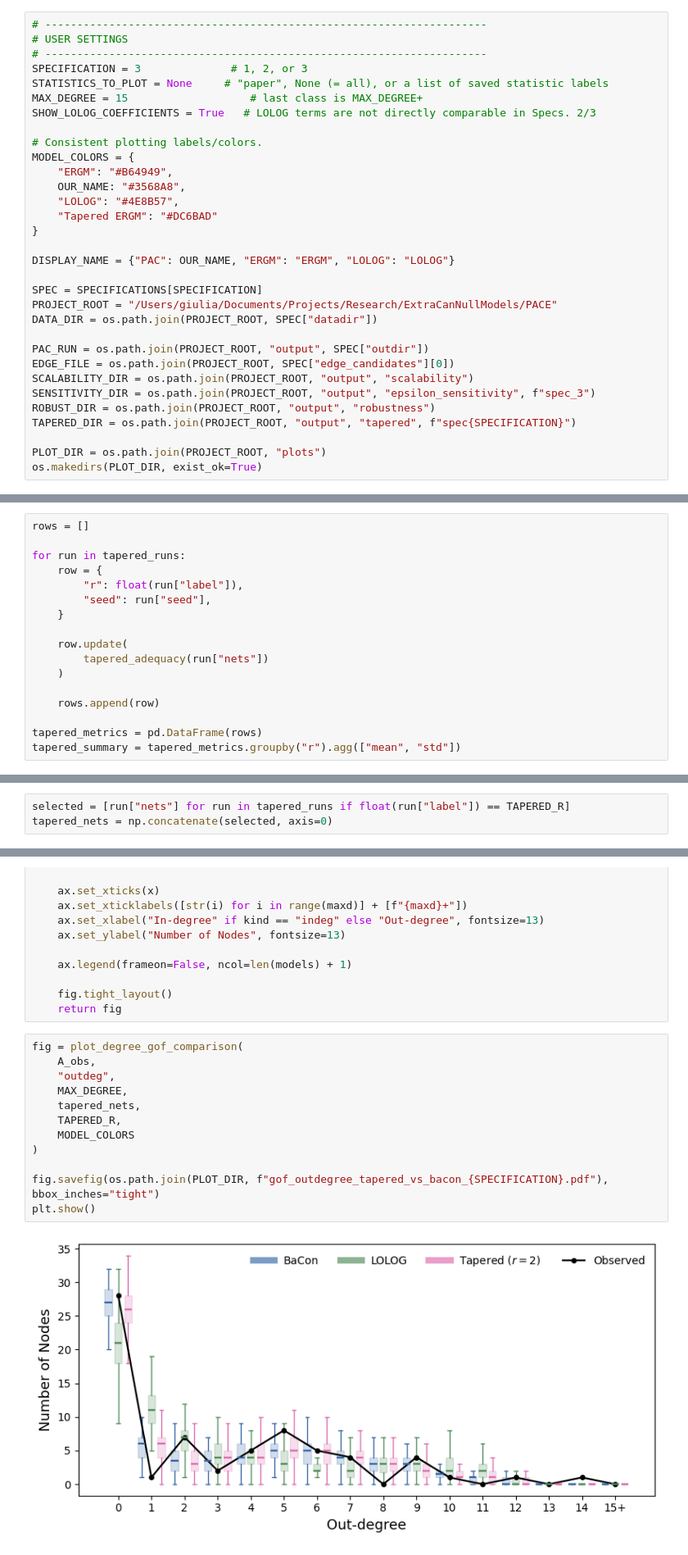
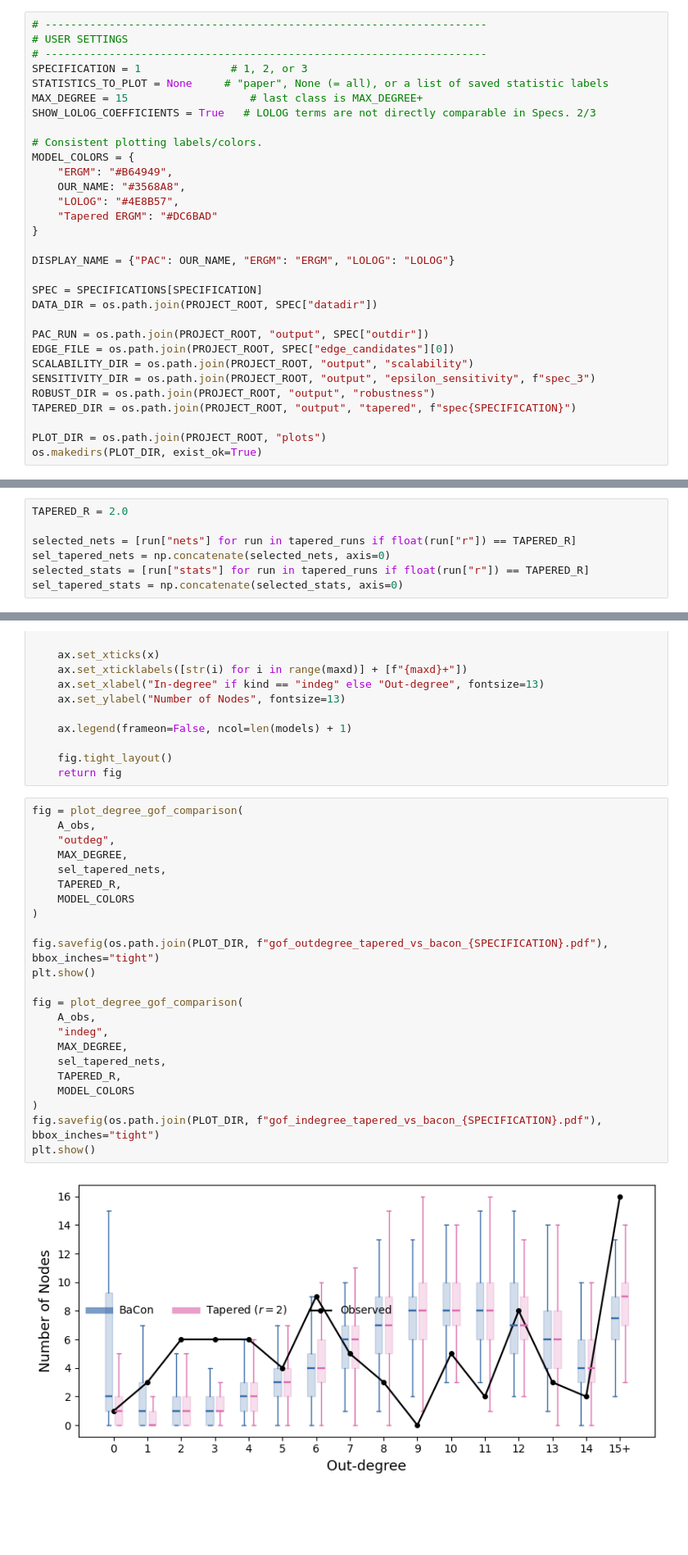
Before and after one commit to lady-bluecopper/pac_ergm, a Jupyter notebook: notebooks/Plots.ipynb, the cells around one changed output, grey strips where cells are left out. Shown at 82% size. Cells and saved outputs as stored; diff of their text form; blank space fills up the shorter version.

```diff
--- a/notebooks/Plots.ipynb
+++ b/notebooks/Plots.ipynb
@@ -275,7 +279,7 @@ PRETTY = {
 # ---------------------------------------------------------------------
 # USER SETTINGS
 # ---------------------------------------------------------------------
-SPECIFICATION = 3              # 1, 2, or 3
+SPECIFICATION = 1              # 1, 2, or 3
 STATISTICS_TO_PLOT = None     # "paper", None (= all), or a list of saved statistic labels
 MAX_DEGREE = 15                   # last class is MAX_DEGREE+
 SHOW_LOLOG_COEFFICIENTS = True   # LOLOG terms are not directly comparable in Specs. 2/3
@@ -291,7 +295,6 @@ MODEL_COLORS = {
 DISPLAY_NAME = {"PAC": OUR_NAME, "ERGM": "ERGM", "LOLOG": "LOLOG"}
 
 SPEC = SPECIFICATIONS[SPECIFICATION]
-PROJECT_ROOT = "/Users/giulia/Documents/Projects/Research/ExtraCanNullModels/PACE"
 DATA_DIR = os.path.join(PROJECT_ROOT, SPEC["datadir"])
 
 PAC_RUN = os.path.join(PROJECT_ROOT, "output", SPEC["outdir"])
@@ -1302,17 +1370,0 @@ obs_sp = shared_partner_hist(A_obs, MAX_DEGREE)
-# %%
-rows = []
-
-for run in tapered_runs:
-    row = {
-        "r": float(run["label"]),
-        "seed": run["seed"],
-    }
-
-    row.update(
-        tapered_adequacy(run["nets"])
-    )
-
-    rows.append(row)
-
-tapered_metrics = pd.DataFrame(rows)
-tapered_summary = tapered_metrics.groupby("r").agg(["mean", "std"])
@@ -1332,0 +1394,7 @@ display(tapered_summary)
+# %%
+TAPERED_R = 2.0
+
+selected_nets = [run["nets"] for run in tapered_runs if float(run["r"]) == TAPERED_R]
+sel_tapered_nets = np.concatenate(selected_nets, axis=0)
+selected_stats = [run["stats"] for run in tapered_runs if float(run["r"]) == TAPERED_R]
+sel_tapered_stats = np.concatenate(selected_stats, axis=0)
@@ -1409,6 +1477,3 @@ TAPERED_R = 2.0
-# %%
-selected = [run["nets"] for run in tapered_runs if float(run["label"]) == TAPERED_R]
-tapered_nets = np.concatenate(selected, axis=0)
 # %%
 def plot_degree_gof_comparison(
     A_obs,
@@ -1487,14 +1552,25 @@ def plot_degree_gof_comparison(
 # %%
 fig = plot_degree_gof_comparison(
     A_obs,
     "outdeg",
     MAX_DEGREE,
-    tapered_nets,
+    sel_tapered_nets,
     TAPERED_R,
     MODEL_COLORS
 )
 
 fig.savefig(os.path.join(PLOT_DIR, f"gof_outdegree_tapered_vs_bacon_{SPECIFICATION}.pdf"), bbox_inches="tight")
 plt.show()
+
+fig = plot_degree_gof_comparison(
+    A_obs,
+    "indeg",
+    MAX_DEGREE,
+    sel_tapered_nets,
+    TAPERED_R,
+    MODEL_COLORS
+)
+fig.savefig(os.path.join(PLOT_DIR, f"gof_indegree_tapered_vs_bacon_{SPECIFICATION}.pdf"), bbox_inches="tight")
+plt.show()
 # %% [output]
-[figure, old version]
+[figure, new version]
```
Also changed, not shown: parts of 24 cells of this notebook.
